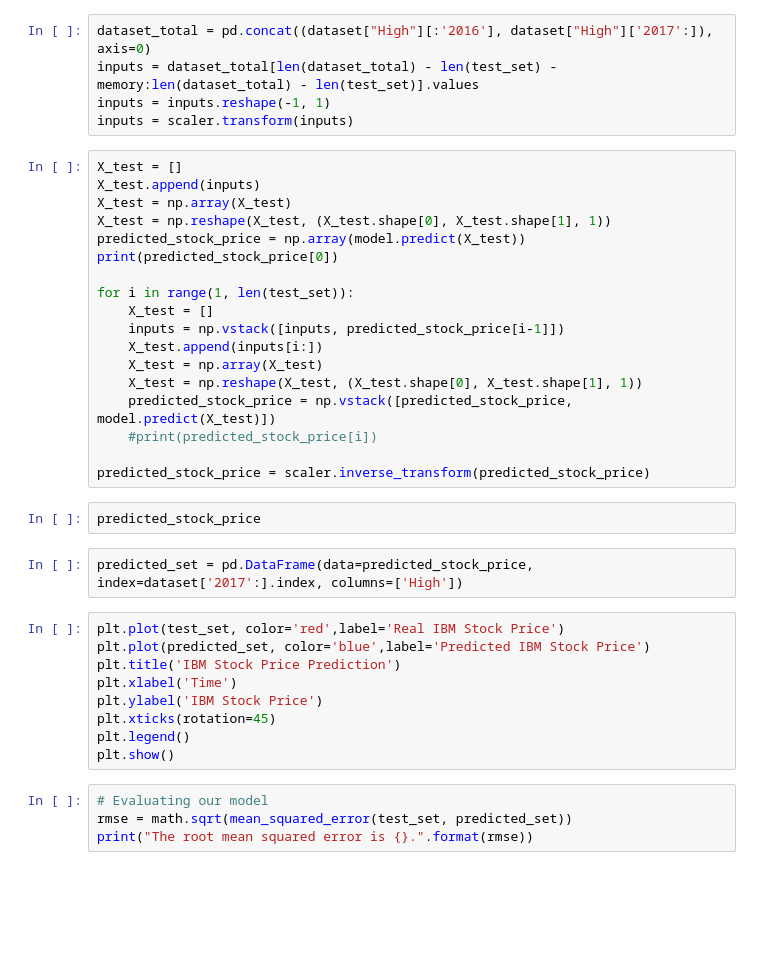
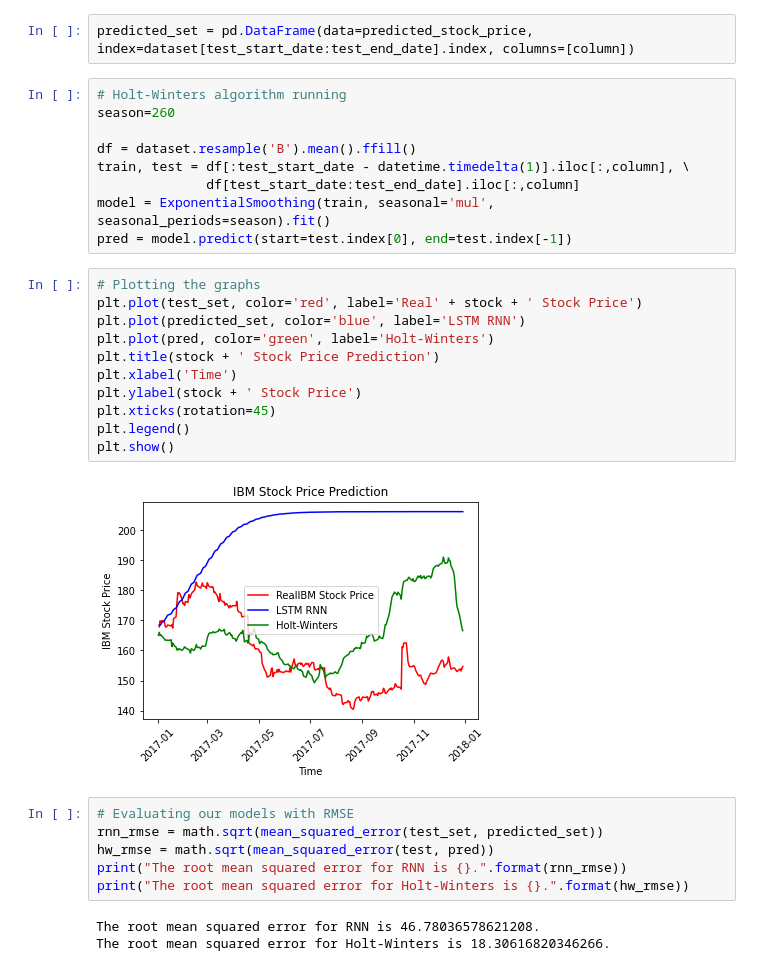
Before and after one commit to davidglt/RNNvsHoltWinters, a Jupyter notebook: RNNvsHoltWinters.ipynb, the cells around one changed output. Saved outputs shown, nothing was run; the diff lists cells and outputs as text; blank space fills up the shorter version.

```diff
--- a/RNNvsHoltWinters.ipynb
+++ b/RNNvsHoltWinters.ipynb
@@ -121,40 +134,33 @@ Epoch 24/100
-# %%
-dataset_total = pd.concat((dataset["High"][:'2016'], dataset["High"]['2017':]), axis=0)
-inputs = dataset_total[len(dataset_total) - len(test_set) - memory:len(dataset_total) - len(test_set)].values
-inputs = inputs.reshape(-1, 1)
-inputs = scaler.transform(inputs)
-# %%
-X_test = []
-X_test.append(inputs)
-X_test = np.array(X_test)
-X_test = np.reshape(X_test, (X_test.shape[0], X_test.shape[1], 1))
-predicted_stock_price = np.array(model.predict(X_test))
-print(predicted_stock_price[0])
-
-for i in range(1, len(test_set)):
-    X_test = []
-    inputs = np.vstack([inputs, predicted_stock_price[i-1]])
-    X_test.append(inputs[i:])
-    X_test = np.array(X_test)
-    X_test = np.reshape(X_test, (X_test.shape[0], X_test.shape[1], 1))
-    predicted_stock_price = np.vstack([predicted_stock_price, model.predict(X_test)])
-    #print(predicted_stock_price[i])
-
-predicted_stock_price = scaler.inverse_transform(predicted_stock_price)
-# %%
-predicted_stock_price
 # %%
-predicted_set = pd.DataFrame(data=predicted_stock_price, index=dataset['2017':].index, columns=['High'])
+predicted_set = pd.DataFrame(data=predicted_stock_price, index=dataset[test_start_date:test_end_date].index, columns=[column])
+# %%
+# Holt-Winters algorithm running
+season=260
+
+df = dataset.resample('B').mean().ffill()
+train, test = df[:test_start_date - datetime.timedelta(1)].iloc[:,column], \
+              df[test_start_date:test_end_date].iloc[:,column]
+model = ExponentialSmoothing(train, seasonal='mul', seasonal_periods=season).fit()
+pred = model.predict(start=test.index[0], end=test.index[-1])
 # %%
-plt.plot(test_set, color='red',label='Real IBM Stock Price')
-plt.plot(predicted_set, color='blue',label='Predicted IBM Stock Price')
-plt.title('IBM Stock Price Prediction')
+# Plotting the graphs
+plt.plot(test_set, color='red', label='Real' + stock + ' Stock Price')
+plt.plot(predicted_set, color='blue', label='LSTM RNN')
+plt.plot(pred, color='green', label='Holt-Winters')
+plt.title(stock + ' Stock Price Prediction')
 plt.xlabel('Time')
-plt.ylabel('IBM Stock Price')
+plt.ylabel(stock + ' Stock Price')
 plt.xticks(rotation=45)
 plt.legend()
 plt.show()
+# %% [output]
+[figure, added]
 # %%
-# Evaluating our model
-rmse = math.sqrt(mean_squared_error(test_set, predicted_set))
-print("The root mean squared error is {}.".format(rmse))
+# Evaluating our models with RMSE
+rnn_rmse = math.sqrt(mean_squared_error(test_set, predicted_set))
+hw_rmse = math.sqrt(mean_squared_error(test, pred))
+print("The root mean squared error for RNN is {}.".format(rnn_rmse))
+print("The root mean squared error for Holt-Winters is {}.".format(hw_rmse))
+# %% [output]
+The root mean squared error for RNN is 46.78036578621208.
+The root mean squared error for Holt-Winters is 18.30616820346266.
```
Also changed, not shown: parts of 16 cells of this notebook.
